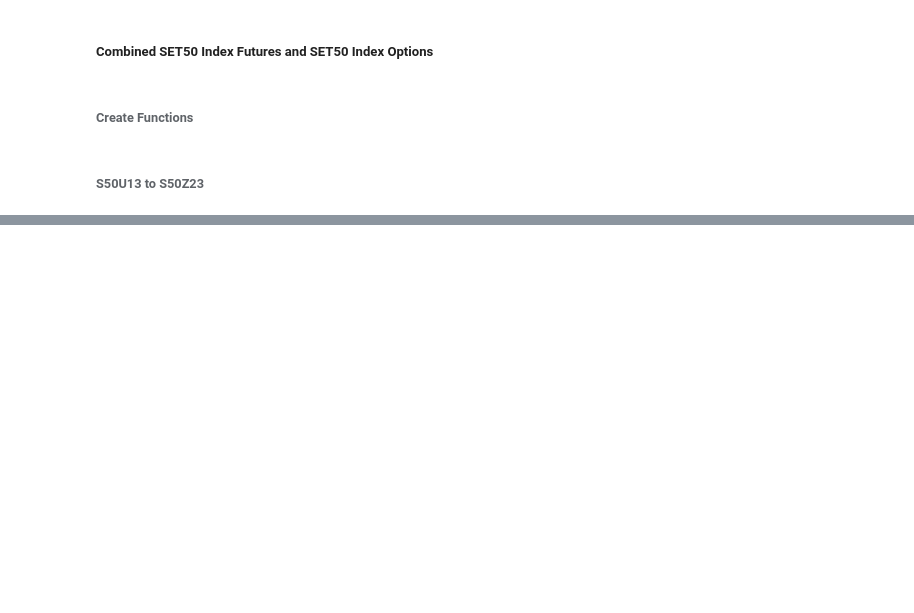
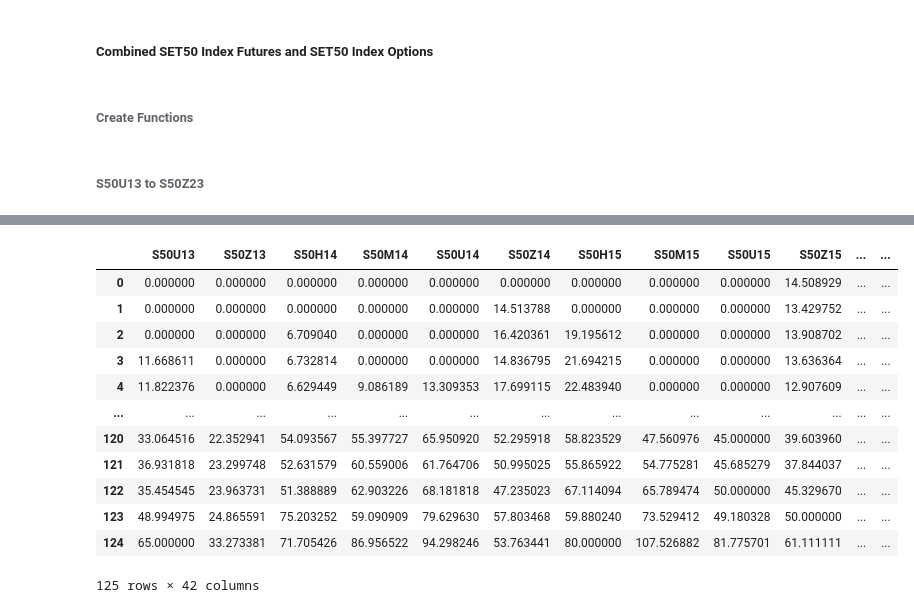
Before and after one commit to SamapanThongmee/SET_Index_Options_Premium_Analysis, a Jupyter notebook: main.ipynb, the cells around one changed output, grey strips where cells are left out. Saved outputs shown, nothing was run; the diff lists cells and outputs as text; code cells hidden in the pictures; blank space fills up the shorter version.

```diff
--- a/main.ipynb
+++ b/main.ipynb
@@ -396,0 +595,37 @@ Normalized_Premium
+# %%
+inf_values = np.isinf(Normalized_Premium)
+if inf_values.any().any():
+    Normalized_Premium.replace([np.inf, -np.inf], np.nan, inplace=True)
+    Normalized_Premium.fillna(method='bfill', inplace=True)
+else:
+    pass
+# %%
+nan_counts = Normalized_Premium.isna().sum()
+
+for column in Normalized_Premium.columns:
+    if nan_counts[column] > 0:
+        Normalized_Premium[column] = Normalized_Premium[column].shift(nan_counts[column])
+        Normalized_Premium[column].fillna(0, inplace=True)
+
+last_column = Normalized_Premium.columns[-1]
+Normalized_Premium[last_column] = Normalized_Premium[last_column].shift(-14)
+Normalized_Premium[last_column].fillna(0, inplace=True)
+Normalized_Premium = Normalized_Premium.iloc[:-1, :]
+
+Remaining_day = pd.DataFrame({'Remaining Day': range(125, 0, -1)})
+Normalized_Premium = pd.concat([Remaining_day, Normalized_Premium], axis=0)
+Normalized_Premium
+# %% [output]
+|  | S50U13 | S50Z13 | S50H14 | S50M14 | S50U14 | S50Z14 | S50H15 | S50M15 | S50U15 | S50Z15 | ... | ... |
+| 0 | 0.000000 | 0.000000 | 0.000000 | 0.000000 | 0.000000 | 0.000000 | 0.000000 | 0.000000 | 0.000000 | 14.508929 | ... | ... |
+| 1 | 0.000000 | 0.000000 | 0.000000 | 0.000000 | 0.000000 | 14.513788 | 0.000000 | 0.000000 | 0.000000 | 13.429752 | ... | ... |
+| 2 | 0.000000 | 0.000000 | 6.709040 | 0.000000 | 0.000000 | 16.420361 | 19.195612 | 0.000000 | 0.000000 | 13.908702 | ... | ... |
+| 3 | 11.668611 | 0.000000 | 6.732814 | 0.000000 | 0.000000 | 14.836795 | 21.694215 | 0.000000 | 0.000000 | 13.636364 | ... | ... |
+| 4 | 11.822376 | 0.000000 | 6.629449 | 9.086189 | 13.309353 | 17.699115 | 22.483940 | 0.000000 | 0.000000 | 12.907609 | ... | ... |
+| ... | ... | ... | ... | ... | ... | ... | ... | ... | ... | ... | ... | ... |
+| 120 | 33.064516 | 22.352941 | 54.093567 | 55.397727 | 65.950920 | 52.295918 | 58.823529 | 47.560976 | 45.000000 | 39.603960 | ... | ... |
+| 121 | 36.931818 | 23.299748 | 52.631579 | 60.559006 | 61.764706 | 50.995025 | 55.865922 | 54.775281 | 45.685279 | 37.844037 | ... | ... |
+| 122 | 35.454545 | 23.963731 | 51.388889 | 62.903226 | 68.181818 | 47.235023 | 67.114094 | 65.789474 | 50.000000 | 45.329670 | ... | ... |
+| 123 | 48.994975 | 24.865591 | 75.203252 | 59.090909 | 79.629630 | 57.803468 | 59.880240 | 73.529412 | 49.180328 | 50.000000 | ... | ... |
+| 124 | 65.000000 | 33.273381 | 71.705426 | 86.956522 | 94.298246 | 53.763441 | 80.000000 | 107.526882 | 81.775701 | 61.111111 | ... | ... |
+125 rows × 42 columns
```
Also changed, not shown: parts of 14 cells of this notebook.
